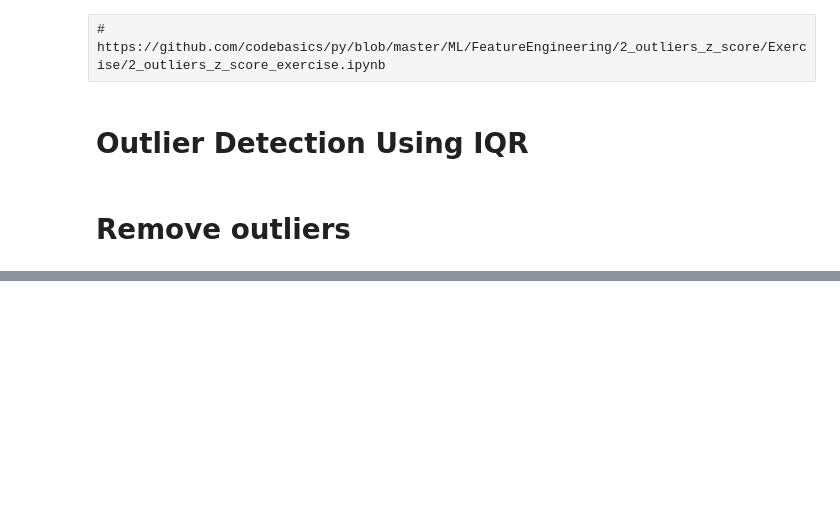
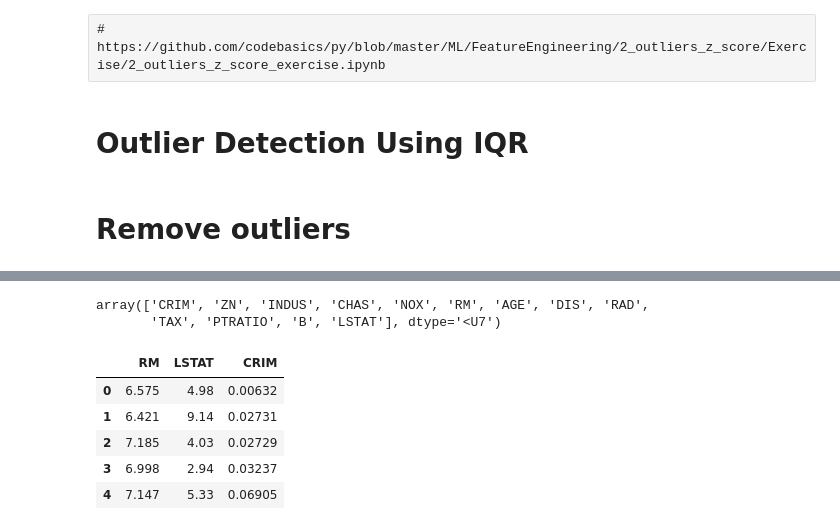
Before and after one commit to vigneshSs-07/Feature_Engineering, a Jupyter notebook: Outlier_Detection/Outlier_detection.ipynb, the cells around one changed output, grey strips where cells are left out. Cells and saved outputs as stored; diff of their text form; code cells hidden in the pictures; blank space fills up the shorter version.

```diff
--- a/Outlier_Detection/Outlier_detection.ipynb
+++ b/Outlier_Detection/Outlier_detection.ipynb
@@ -252,0 +308,20 @@ df_no_outlier
+# %%
+boston_dataset.feature_names
+# %% [output]
+array(['CRIM', 'ZN', 'INDUS', 'CHAS', 'NOX', 'RM', 'AGE', 'DIS', 'RAD',
+       'TAX', 'PTRATIO', 'B', 'LSTAT'], dtype='<U7')
+# %%
+boston = pd.DataFrame(boston_dataset.data,
+                      columns=boston_dataset.feature_names)[[
+                          'RM', 'LSTAT', 'CRIM'
+                      ]]
+
+
+boston.head()
+# %% [output]
+|  | RM | LSTAT | CRIM |
+| 0 | 6.575 | 4.98 | 0.00632 |
+| 1 | 6.421 | 9.14 | 0.02731 |
+| 2 | 7.185 | 4.03 | 0.02729 |
+| 3 | 6.998 | 2.94 | 0.03237 |
+| 4 | 7.147 | 5.33 | 0.06905 |
```
Also changed, not shown: parts of 23 cells of this notebook, 9 other files.
